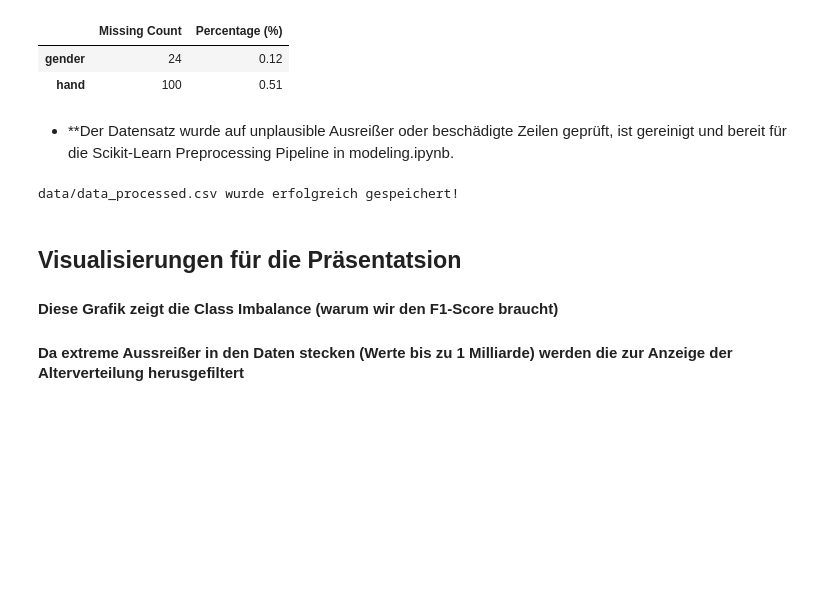
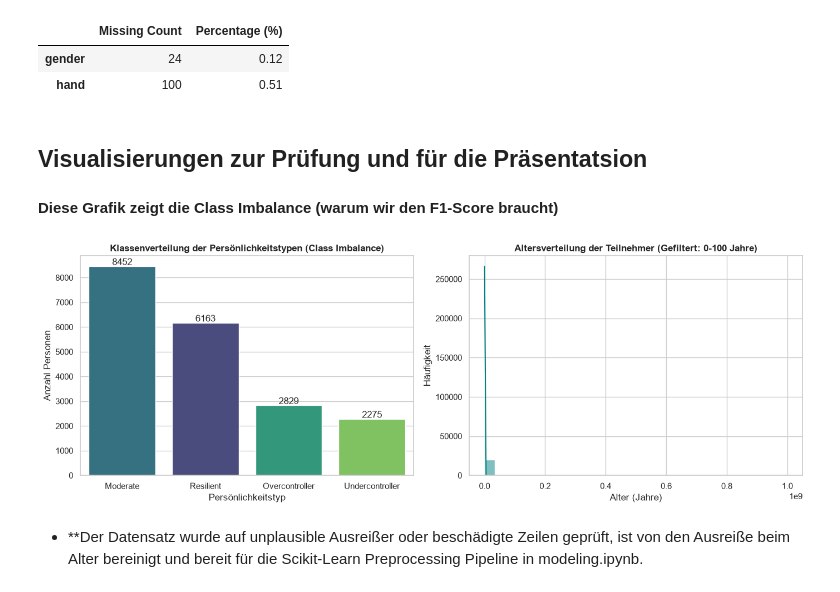
Before and after one commit to thombow-source/personality-type-predictor, a Jupyter notebook: eda.ipynb, the cells around one changed output. Cells and saved outputs as stored; diff of their text form; code cells hidden in the pictures; blank space fills up the shorter version.

```diff
--- a/eda.ipynb
+++ b/eda.ipynb
@@ -104,16 +104,46 @@ missing_df[missing_df["Missing Count"] > 0]
 |  | Missing Count | Percentage (%) |
 | gender | 24 | 0.12 |
 | hand | 100 | 0.51 |
+# %% [markdown]
+## Visualisierungen zur Prüfung und für die Präsentatsion
+#### Diese Grafik zeigt die Class Imbalance (warum wir den F1-Score braucht)
+# %%
+import matplotlib.pyplot as plt
+import seaborn as sns
+
+# Plot-Styling
+sns.set_theme(style="whitegrid")
+fig, axes = plt.subplots(1, 2, figsize=(14, 5))
+
+# Plot 1: Target-Verteilung (Zeigt die Class Imbalance)
+sns.countplot(
+    data=df,
+    x="target",
+    ax=axes[0],
+    order=df["target"].value_counts().index,
+    hue='target',
+    palette="viridis"
+)
+axes[0].set_title("Klassenverteilung der Persönlichkeitstypen (Class Imbalance)", fontsize=12, fontweight="bold")
+axes[0].set_xlabel("Persönlichkeitstyp")
+axes[0].set_ylabel("Anzahl Personen")
+
+# Absolute Zahlen über den Balken anzeigen
+for p in axes[0].patches:
+    axes[0].annotate(f'{int(p.get_height())}',
+                    (p.get_x() + p.get_width() / 2., p.get_height()),
+                    ha='center', va='center', xytext=(0, 5), textcoords='offset points')
+
+# Plot 2: Altersverteilung
+sns.histplot(df["age"], bins=30, kde=True, ax=axes[1], color="teal")
+axes[1].set_title("Altersverteilung der Teilnehmer (Gefiltert: 0-100 Jahre)", fontsize=12, fontweight="bold")
+axes[1].set_xlabel("Alter (Jahre)")
+axes[1].set_ylabel("Häufigkeit")
+
+plt.tight_layout()
+plt.savefig("data/eda_plots.png", dpi=300)
+plt.show()
+# %% [output]
+[figure, added]
 # %% [markdown]
-* **Der Datensatz wurde auf unplausible Ausreißer oder beschädigte Zeilen geprüft, ist gereinigt und bereit für die Scikit-Learn Preprocessing Pipeline in modeling.ipynb.
+* **Der Datensatz wurde auf unplausible Ausreißer oder beschädigte Zeilen geprüft, ist von den Ausreiße beim Alter bereinigt und bereit für die Scikit-Learn Preprocessing Pipeline in modeling.ipynb.
-# %%
-# Wir prüfen, ob bereinigungsbedürftige Zeilen vorliegen und speichern
-# die aufbereitete Datei für modeling.ipynb
-df.to_csv("data/data_processed.csv", index=False)
-print("data/data_processed.csv wurde erfolgreich gespeichert!")
-# %% [output]
-data/data_processed.csv wurde erfolgreich gespeichert!
-# %% [markdown]
-## Visualisierungen für die Präsentatsion
-#### Diese Grafik zeigt die Class Imbalance (warum wir den F1-Score braucht)
-#### Da extreme Aussreißer in den Daten stecken (Werte bis zu 1 Milliarde) werden die zur Anzeige der Alterverteilung herusgefiltert
```
Also changed, not shown: parts of 6 cells of this notebook, 8 other files.
